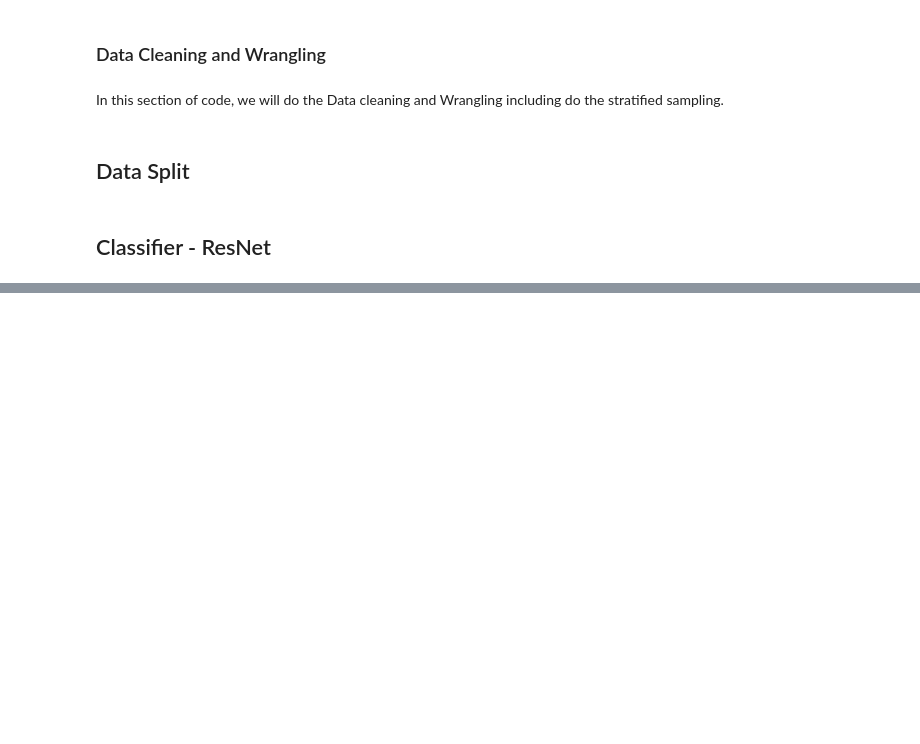
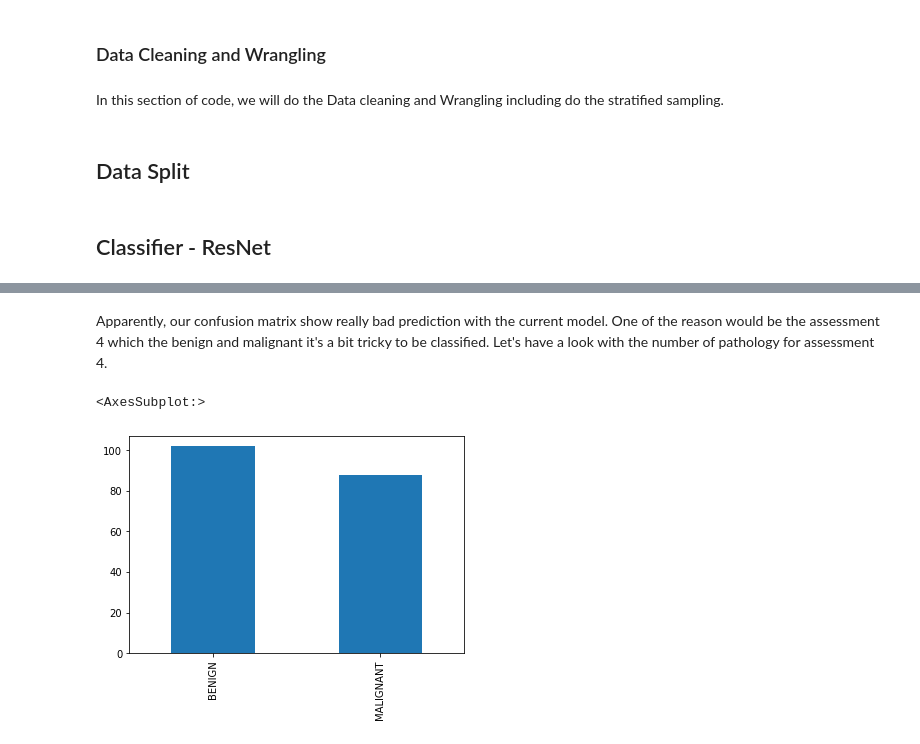
Before and after one commit to dishk7395/IFN646_Project_Biomedical, a Jupyter notebook: IFN 646-Project.ipynb, the cells around one changed output, grey strips where cells are left out. Cells and saved outputs as stored; diff of their text form; code cells hidden in the pictures; blank space fills up the shorter version.

```diff
--- a/IFN 646-Project.ipynb
+++ b/IFN 646-Project.ipynb
@@ -269,0 +320,7 @@ eval_models(model_cnn, test_full_img, test_pathology, history)
+# %% [markdown]
+Apparently, our confusion matrix show really bad prediction with the current model. One of the reason would be the assessment 4 which the benign and malignant it's a bit tricky to be classified. Let's have a look with the number of pathology for assessment 4.
+# %%
+target_4.pathology.value_counts().plot(kind='bar')
+# %% [output]
+<AxesSubplot:>
+[figure, added]
```
Also changed, not shown: parts of 11 cells of this notebook.
